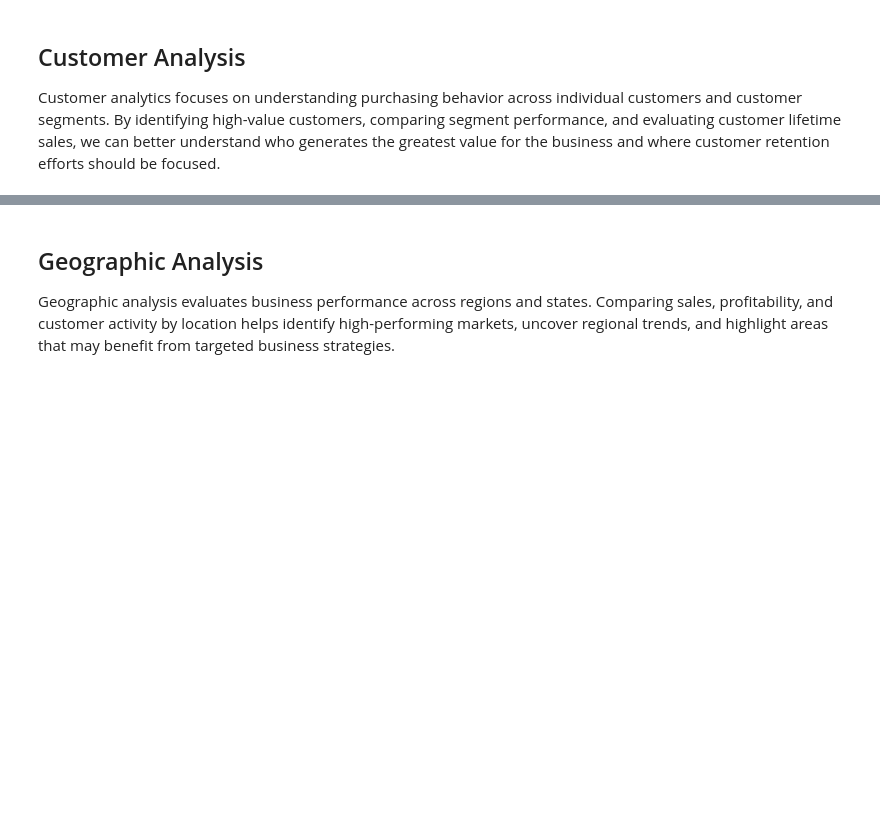
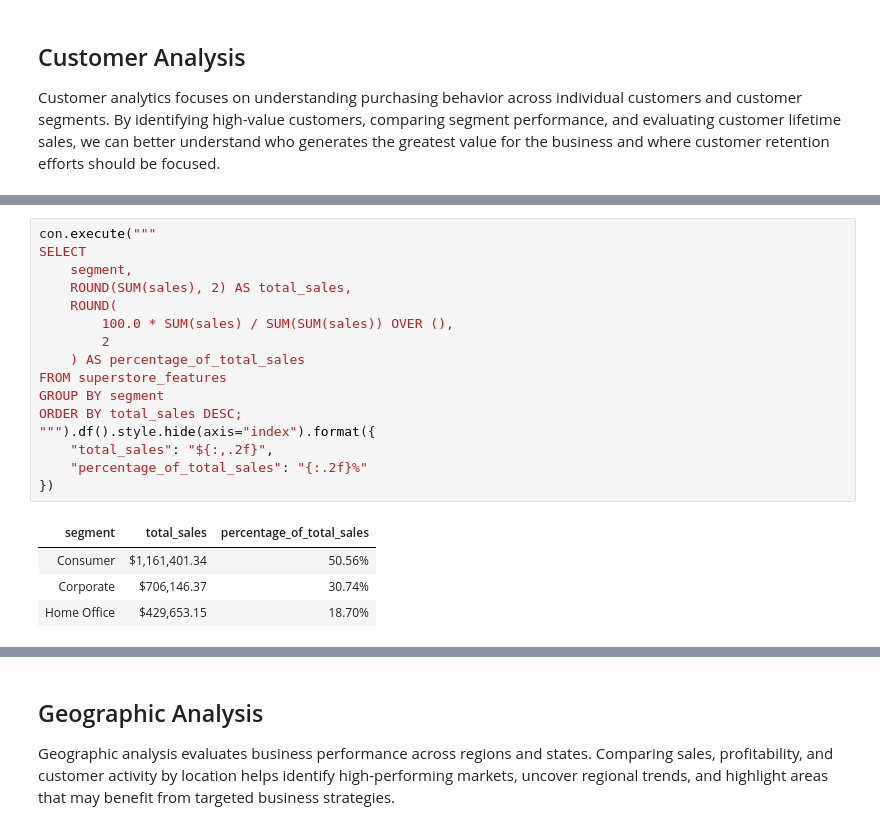
Before and after one commit to danigeiger/e_commerce_duckdb_project, a Jupyter notebook: notebooks/03_business_sql_analysis.ipynb, the cells around one changed output, grey strips where cells are left out. Drawn from its saved outputs; the diff is of its cells as text; blank space fills up the shorter version.

```diff
--- a/notebooks/03_business_sql_analysis.ipynb
+++ b/notebooks/03_business_sql_analysis.ipynb
@@ -96,0 +156,21 @@ Customer analytics focuses on understanding purchasing behavior across individua
+# %%
+con.execute("""
+SELECT
+    segment,
+    ROUND(SUM(sales), 2) AS total_sales,
+    ROUND(
+        100.0 * SUM(sales) / SUM(SUM(sales)) OVER (),
+        2
+    ) AS percentage_of_total_sales
+FROM superstore_features
+GROUP BY segment
+ORDER BY total_sales DESC;
+""").df().style.hide(axis="index").format({
+    "total_sales": "${:,.2f}",
+    "percentage_of_total_sales": "{:.2f}%"
+})
+# %% [output]
+| segment | total_sales | percentage_of_total_sales |
+| Consumer | $1,161,401.34 | 50.56% |
+| Corporate | $706,146.37 | 30.74% |
+| Home Office | $429,653.15 | 18.70% |
```
Also changed, not shown: parts of 15 cells of this notebook.
